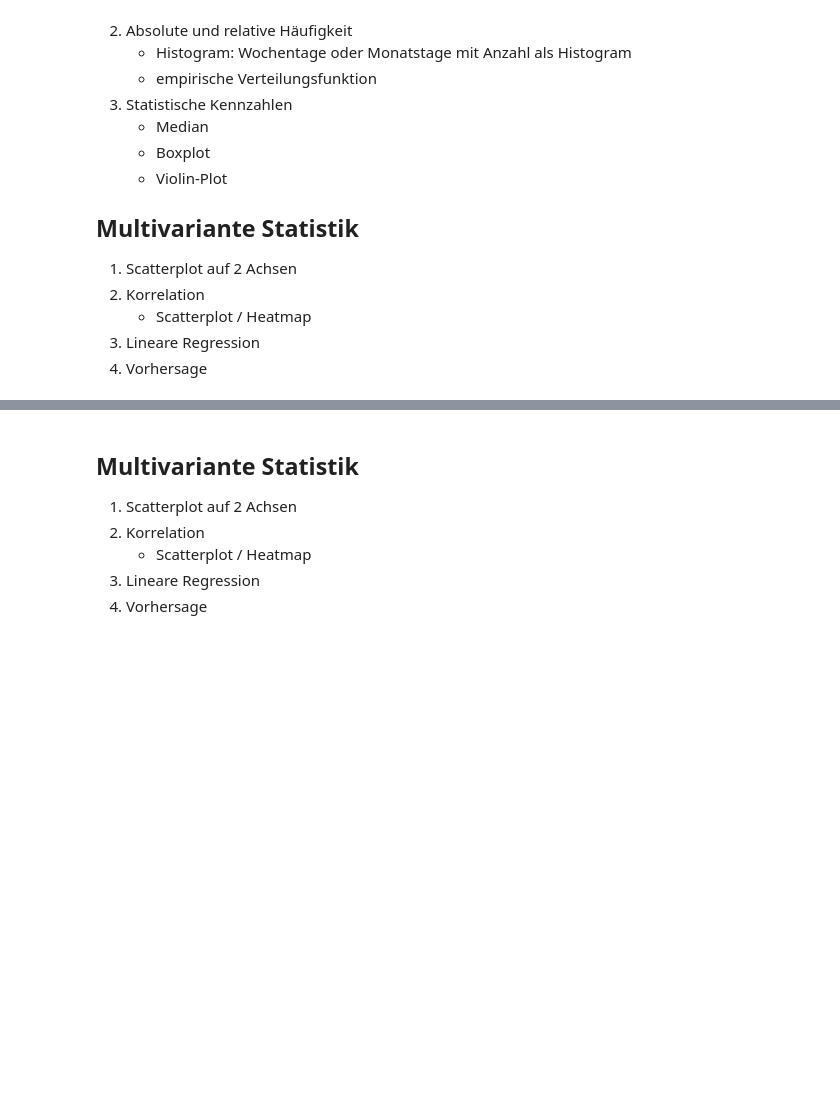
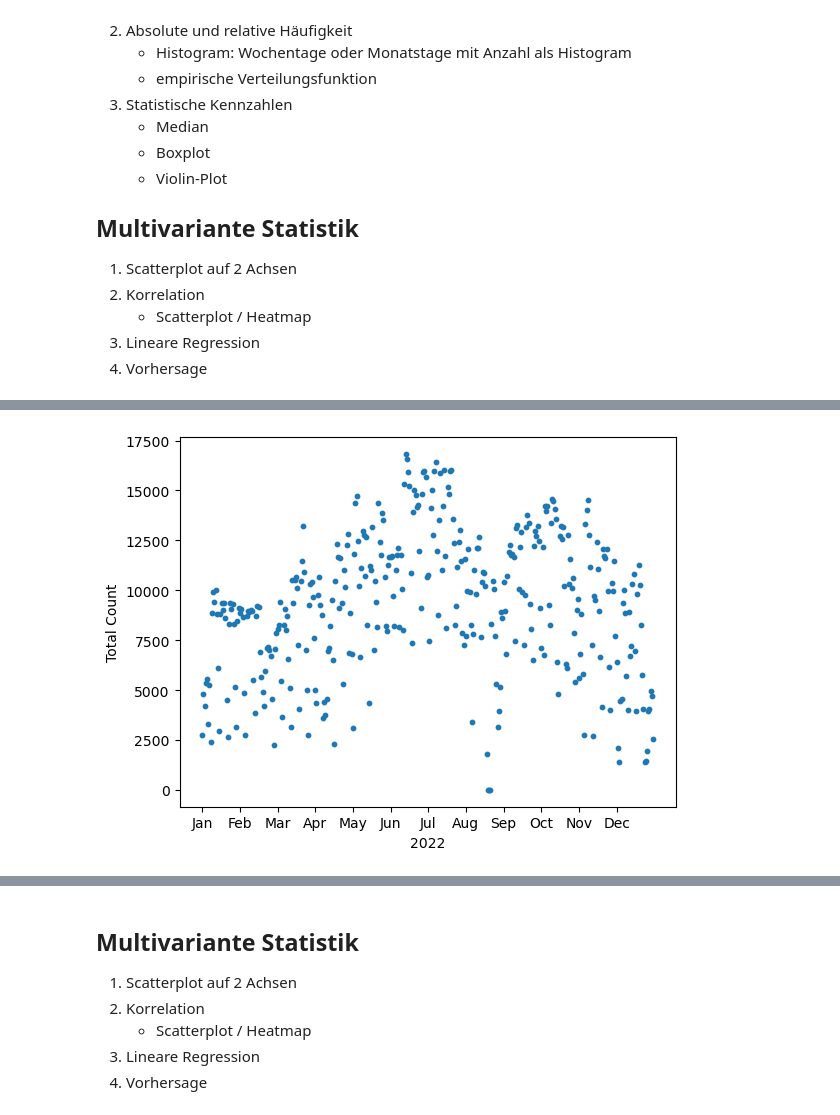
Before and after one commit to LordOfReinkeness/stochastik_SoSe25, a Jupyter notebook: fahrraeder.ipynb, the cells around one changed output, grey strips where cells are left out. Cells and saved outputs as stored; diff of their text form; code cells hidden in the pictures; blank space fills up the shorter version.

```diff
--- a/fahrraeder.ipynb
+++ b/fahrraeder.ipynb
@@ -104,0 +259,11 @@ plt.show()
+# %%
+t2023 = time_amount_tmp[time_amount_tmp['year'] == 2023]
+fig, ax = plt.subplots()
+ax.scatter(t2023['month_cont'], t2023['total_count'], s=10)
+ax.set_xticks(range(1, 13))
+ax.set_xticklabels(['Jan','Feb','Mar','Apr','May','Jun','Jul','Aug','Sep','Oct','Nov','Dec'])
+ax.set_xlabel('2022')
+ax.set_ylabel('Total Count')
+plt.show()
+# %% [output]
+[figure, added]
```
Also changed, not shown: parts of 28 cells of this notebook, 6 other files.
